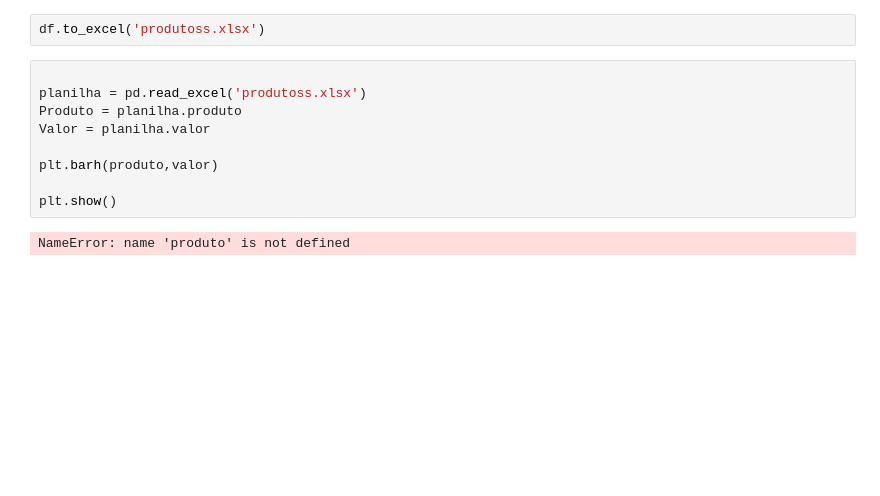
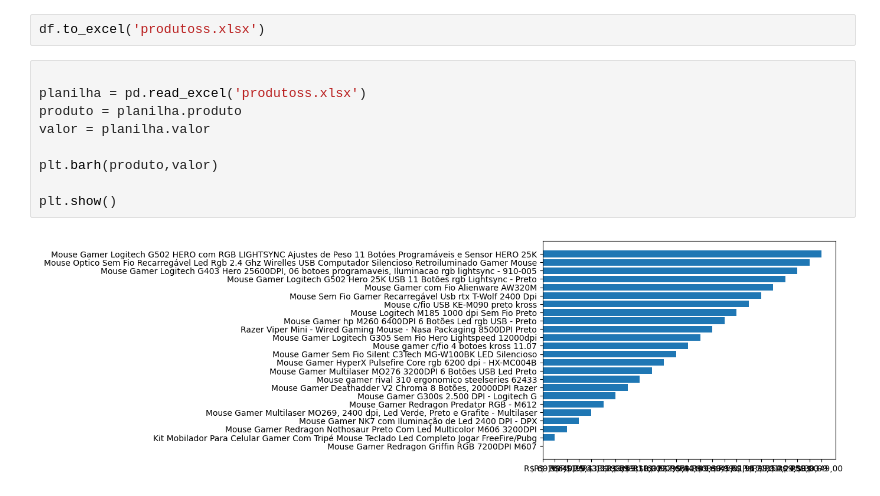
Before and after one commit to LucasFachin/modulo-IV, a Jupyter notebook: desafio-49.ipynb, the cells around one changed output. Cells and saved outputs as stored; diff of their text form; blank space fills up the shorter version.

```diff
--- a/desafio-49.ipynb
+++ b/desafio-49.ipynb
@@ -103,11 +103,11 @@ df.to_excel('produtoss.xlsx')
 # %%
 
 planilha = pd.read_excel('produtoss.xlsx')
-Produto = planilha.produto
-Valor = planilha.valor
+produto = planilha.produto
+valor = planilha.valor
 
 plt.barh(produto,valor)
 
 plt.show()
 # %% [output]
-NameError: name 'produto' is not defined
+[figure, added]
```
